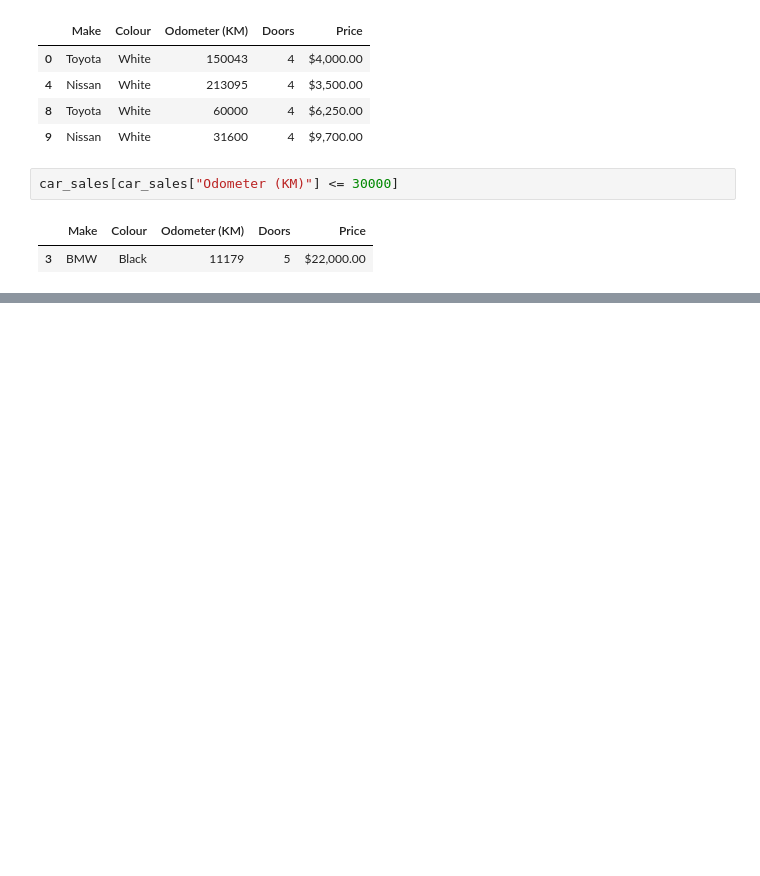
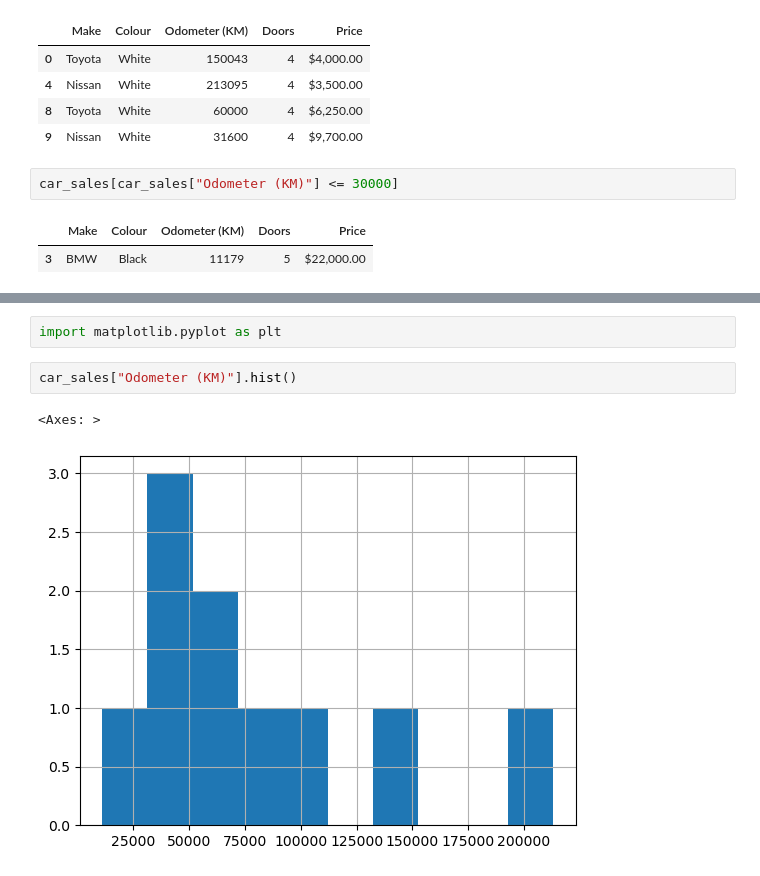
Before and after one commit to AYAN10M/MY_MACHINE_LEARNING_JOURNEY, a Jupyter notebook: SAMPLE_PROJECT_2/introduction_pandas.ipynb, the cells around one changed output, grey strips where cells are left out. Drawn from its saved outputs; the diff is of its cells as text; blank space fills up the shorter version.

```diff
--- a/SAMPLE_PROJECT_2/introduction_pandas.ipynb
+++ b/SAMPLE_PROJECT_2/introduction_pandas.ipynb
@@ -483,0 +536,7 @@ car_sales[car_sales["Odometer (KM)"] <= 30000]
+# %%
+import matplotlib.pyplot as plt
+# %%
+car_sales["Odometer (KM)"].hist()
+# %% [output]
+<Axes: >
+[figure, added]
```
Also changed, not shown: parts of 48 cells of this notebook, 2 other files.
